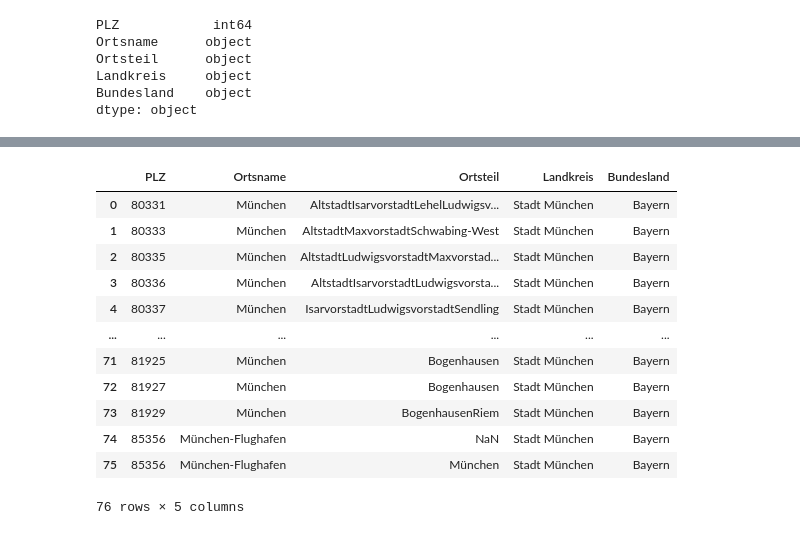
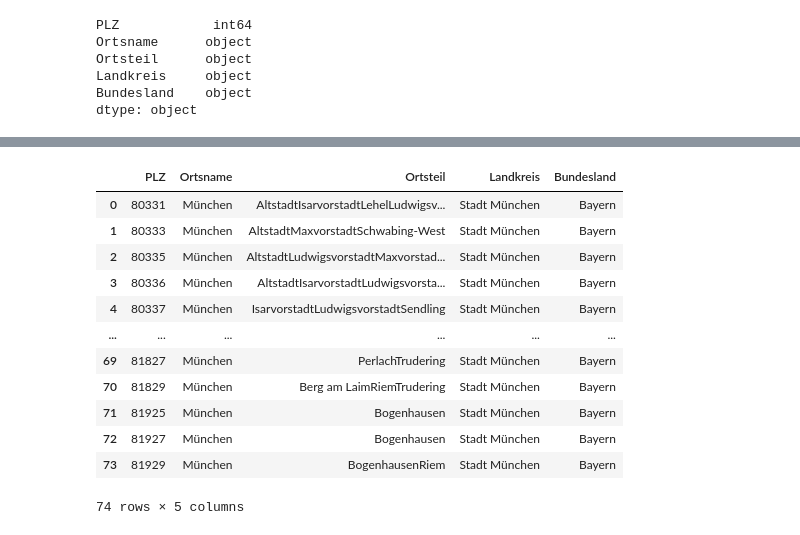
Before and after one commit to theompm/Coursera_Capstone, a Jupyter notebook: capstone_project.ipynb, the cells around one changed output, grey strips where cells are left out. Saved outputs shown, nothing was run; the diff lists cells and outputs as text; code cells hidden in the pictures.

```diff
--- a/capstone_project.ipynb
+++ b/capstone_project.ipynb
@@ -27,17 +64,18 @@ dtype: object
 # %%
 df = df.loc[df.Landkreis == 'Stadt München'].reset_index(drop=True)
+df = df.loc[~(df.Ortsname == 'München-Flughafen')]
 df
 # %% [output]
 |  | PLZ | Ortsname | Ortsteil | Landkreis | Bundesland |
 | 0 | 80331 | München | AltstadtIsarvorstadtLehelLudwigsv... | Stadt München | Bayern |
 | 1 | 80333 | München | AltstadtMaxvorstadtSchwabing-West | Stadt München | Bayern |
 | 2 | 80335 | München | AltstadtLudwigsvorstadtMaxvorstad... | Stadt München | Bayern |
 | 3 | 80336 | München | AltstadtIsarvorstadtLudwigsvorsta... | Stadt München | Bayern |
 | 4 | 80337 | München | IsarvorstadtLudwigsvorstadtSendling | Stadt München | Bayern |
 | ... | ... | ... | ... | ... | ... |
+| 69 | 81827 | München | PerlachTrudering | Stadt München | Bayern |
+| 70 | 81829 | München | Berg am LaimRiemTrudering | Stadt München | Bayern |
 | 71 | 81925 | München | Bogenhausen | Stadt München | Bayern |
 | 72 | 81927 | München | Bogenhausen | Stadt München | Bayern |
 | 73 | 81929 | München | BogenhausenRiem | Stadt München | Bayern |
-| 74 | 85356 | München-Flughafen | NaN | Stadt München | Bayern |
-| 75 | 85356 | München-Flughafen | München | Stadt München | Bayern |
-76 rows × 5 columns
+74 rows × 5 columns
```
Also changed, not shown: parts of 23 cells of this notebook.
